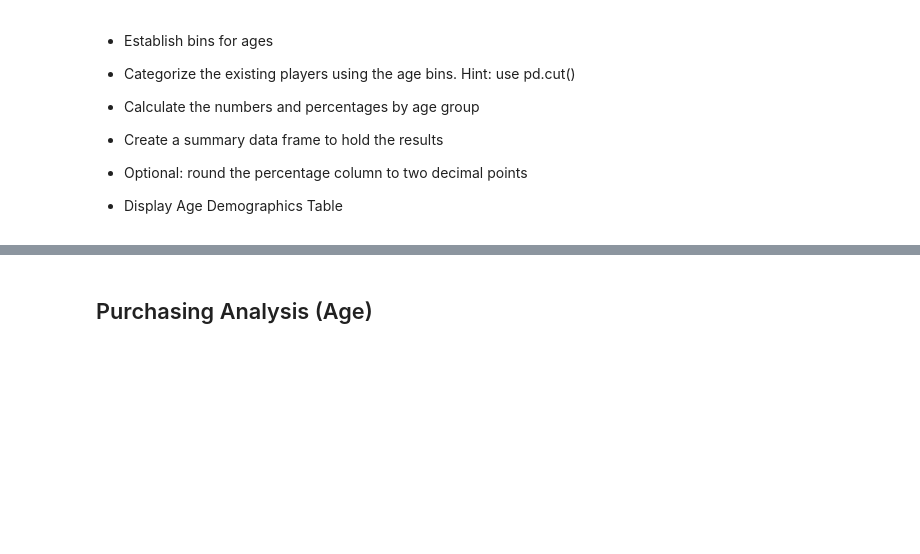
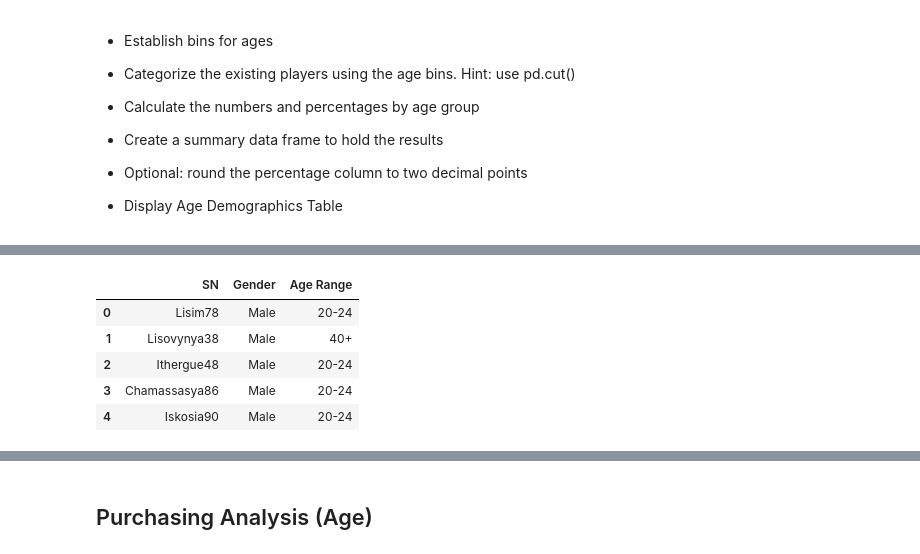
Before and after one commit to jussstinpot/UCI-Homework-Justin-Pot, a Jupyter notebook: 04-Pandas-Challenge/HeroesOfPymoli/HeroesOfPymoli_starter.ipynb, the cells around one changed output, grey strips where cells are left out. Cells and saved outputs as stored; diff of their text form; code cells hidden in the pictures; blank space fills up the shorter version.

```diff
--- a/04-Pandas-Challenge/HeroesOfPymoli/HeroesOfPymoli_starter.ipynb
+++ b/04-Pandas-Challenge/HeroesOfPymoli/HeroesOfPymoli_starter.ipynb
@@ -255,0 +253,16 @@ purchase_analysis_gender
+# %%
+# Establish bins for ages
+age_bins = [0, 9.90, 14.90, 19.90, 24.90, 29.90, 34.90, 39.90, 99999]
+group_names = ["<10", "10-14", "15-19", "20-24", "25-29", "30-34", "35-39", "40+"]
+
+#database for age demographics
+gender["Age Range"]= pd.cut(purchase_df["Age"], age_bins, labels=group_names)
+
+gender.head()
+# %% [output]
+|  | SN | Gender | Age Range |
+| 0 | Lisim78 | Male | 20-24 |
+| 1 | Lisovynya38 | Male | 40+ |
+| 2 | Ithergue48 | Male | 20-24 |
+| 3 | Chamassasya86 | Male | 20-24 |
+| 4 | Iskosia90 | Male | 20-24 |
```
Also changed, not shown: parts of 31 cells of this notebook, 1 other file.
